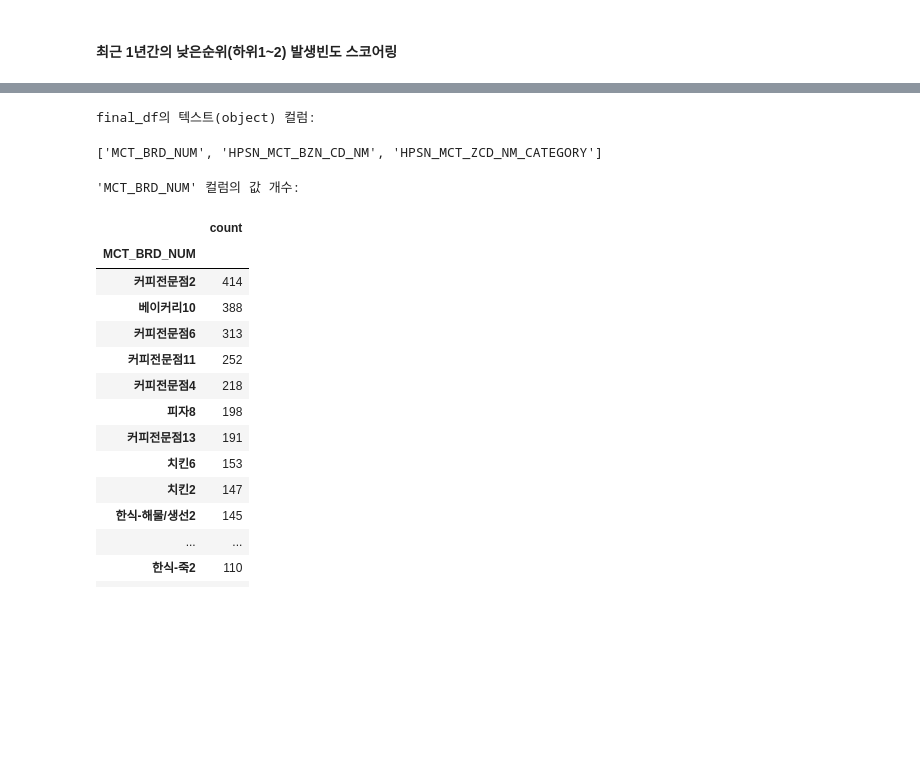
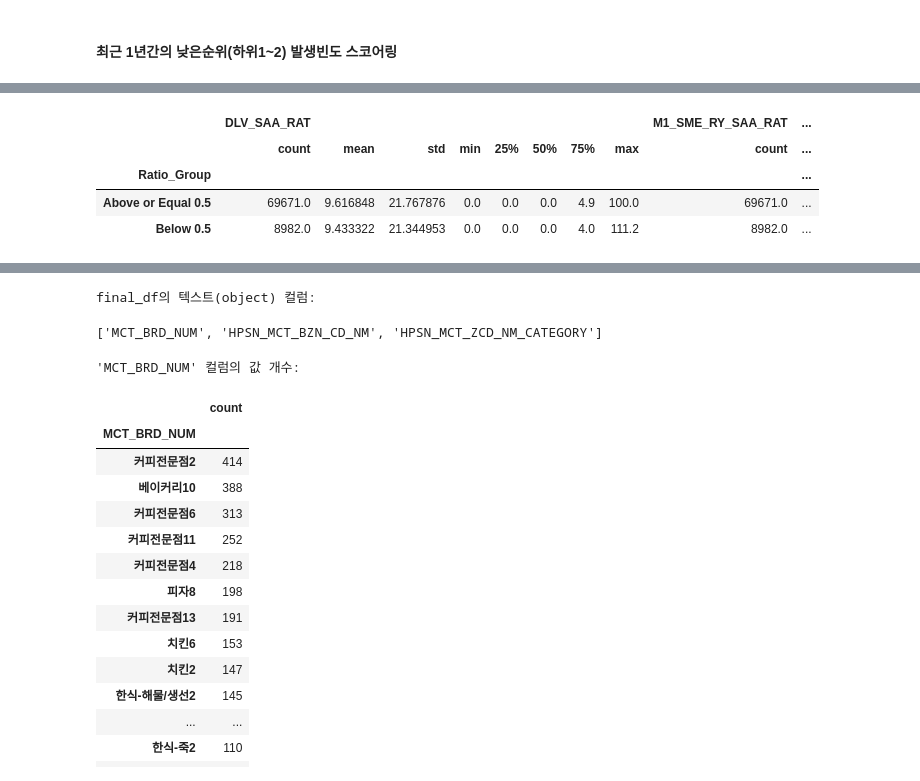
Before and after one commit to milkpotato1000/bigCon_hom, a Jupyter notebook: bigcon_jin3.ipynb, the cells around one changed output, grey strips where cells are left out. Drawn from its saved outputs; the diff is of its cells as text; code cells hidden in the pictures; blank space fills up the shorter version.

```diff
--- a/bigcon_jin3.ipynb
+++ b/bigcon_jin3.ipynb
@@ -1798,0 +2237,76 @@ display(final_df[[col + '_low_rank_freq' for col in columns_for_low_rank_freq]].
+# %%
+import numpy as np
+import pandas as pd # Ensure pandas is imported for pd.crosstab
+
+# 비율 컬럼 목록
+ratio_cols = [
+    'RC_M1_SAA_mapped_ratio_vs_prev_3m_avg',
+    'RC_M1_TO_UE_CT_mapped_ratio_vs_prev_3m_avg',
+    'RC_M1_UE_CUS_CN_mapped_ratio_vs_prev_3m_avg',
+    'RC_M1_AV_NP_AT_mapped_ratio_vs_prev_3m_avg',
+    'APV_CE_RAT_mapped_ratio_vs_prev_3m_avg'
+]
+
+# 그룹을 나눌 조건 정의:
+# 'Ratio_Group':
+# - 5개 비율 컬럼 중 하나라도 0.5 미만인 경우: 'Below 0.5'
+# - 모두 0.5 이상인 경우: 'Above or Equal 0.5'
+# - 비율 컬럼에 결측치가 있는 경우: 'NaN' (분석에서 제외하거나 별도 처리 고려)
+
+# 비율 컬럼에 결측치가 하나라도 있는 행을 식별
+has_nan_in_ratios = final_df[ratio_cols].isnull().any(axis=1)
+
+# 5개 비율 컬럼 모두 0.5 이상인 행을 식별 (NaN 제외)
+all_above_or_equal_0_5 = (final_df[ratio_cols] >= 0.5).all(axis=1) & ~has_nan_in_ratios
+
+# 5개 비율 컬럼 중 하나라도 0.5 미만인 행을 식별 (NaN 제외)
+any_below_0_5 = (final_df[ratio_cols] < 0.5).any(axis=1) & ~has_nan_in_ratios
+
+# 새로운 그룹 컬럼 생성
+final_df['Ratio_Group'] = 'NaN' # 기본값 설정 (결측치 포함)
+final_df.loc[all_above_or_equal_0_5, 'Ratio_Group'] = 'Above or Equal 0.5'
+final_df.loc[any_below_0_5, 'Ratio_Group'] = 'Below 0.5'
+
+# Ratio_Group별 값 개수 확인
+print("Ratio_Group 별 값 개수:")
+display(final_df['Ratio_Group'].value_counts())
+
+# Ratio_Group이 'Below 0.5' 또는 'Above or Equal 0.5'인 데이터만 선택하여 분석
+analysis_df = final_df[final_df['Ratio_Group'].isin(['Below 0.5', 'Above or Equal 0.5'])].copy()
+
+# 분석 대상 수치형 컬럼 식별 (비율 컬럼 및 그룹 컬럼 제외)
+numeric_cols_for_analysis = analysis_df.select_dtypes(include=np.number).columns.tolist()
+# 'MCT_ME_CLOSED' 컬럼은 분석 대상에 포함될 수 있으므로 제외 목록에서 제거
+cols_to_exclude_analysis = ratio_cols + ['TA_year', 'TA_month', 'ARE_D_year', 'ARE_D_month', 'ARE_D_day', 'MCT_ME_D_date'] # 예시 제외 컬럼, MCT_ME_D_date 추가
+numeric_cols_for_analysis = [col for col in numeric_cols_for_analysis if col not in cols_to_exclude_analysis]
+
+
+# Ratio_Group별 수치형 컬럼 기술 통계량 비교
+print("\nRatio_Group 별 수치형 컬럼 기술 통계량:")
+display(analysis_df.groupby('Ratio_Group')[numeric_cols_for_analysis].describe())
+
+# Ratio_Group별 수치형 컬럼 평균값 비교
+print("\nRatio_Group 별 수치형 컬럼 평균값:")
+display(analysis_df.groupby('Ratio_Group')[numeric_cols_for_analysis].mean().T)
+
+
+# Ratio_Group별 범주형 컬럼 값 개수 비교 (final_df에 남아있는 object 컬럼 확인 필요)
+# an_df.info() 결과에 따르면 object 컬럼은 ENCODED_MCT (index), MCT_BRD_NUM, HPSN_MCT_BZN_CD_NM, MCT_BSE_AR_part1~4, HPSN_MCT_ZCD_NM_CATEGORY가 있습니다.
+# 이 중 MCT_BRD_NUM, HPSN_MCT_BZN_CD_NM, HPSN_MCT_ZCD_NM_CATEGORY가 분석에 유의미할 수 있습니다.
+# final_df에는 이미 원핫 인코딩되어 bool 또는 int/float 형태로 변경되었을 수 있습니다.
+# 현재 final_df의 object 컬럼을 확인하고 해당 컬럼에 대해 분석을 진행합니다.
+categorical_cols_final_df = final_df.select_dtypes(include='object').columns.tolist()
+
+if categorical_cols_final_df:
+    print("\nRatio_Group 별 범주형 컬럼 값 개수 비교:")
+    for col in categorical_cols_final_df:
+        if col in analysis_df.columns: # Check if the column is in the filtered analysis_df
+            print(f"\n'{col}' 값 개수 by Ratio_Group:")
+            # Use pd.crosstab for frequency count
+            display(pd.crosstab(analysis_df['Ratio_Group'], analysis_df[col]))
+        else:
+            print(f"\n경고: 컬럼 '{col}'가 analysis_df에 없습니다.")
+
+else:
+    print("\n분석할 텍스트(object) 컬럼이 final_df에 없습니다.")
+# %% [output]
@@ -1798,0 +2321,5 @@ display(final_df[[col + '_low_rank_freq' for col in columns_for_low_rank_freq]].
+|  | DLV_SAA_RAT |  |  |  |  |  |  |  | M1_SME_RY_SAA_RAT | ... |
+|  | count | mean | std | min | 25% | 50% | 75% | max | count | ... |
+| Ratio_Group |  |  |  |  |  |  |  |  |  | ... |
+| Above or Equal 0.5 | 69671.0 | 9.616848 | 21.767876 | 0.0 | 0.0 | 0.0 | 4.9 | 100.0 | 69671.0 | ... |
+| Below 0.5 | 8982.0 | 9.433322 | 21.344953 | 0.0 | 0.0 | 0.0 | 4.0 | 111.2 | 8982.0 | ... |
```
Also changed, not shown: parts of 54 cells of this notebook.
